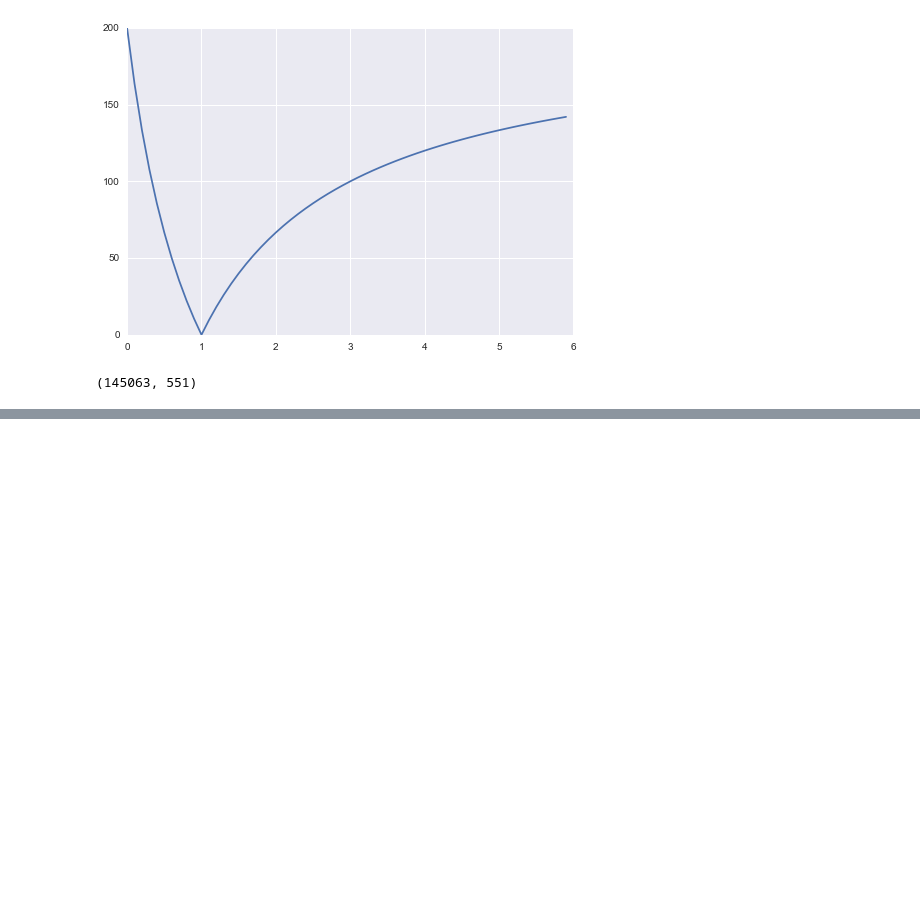
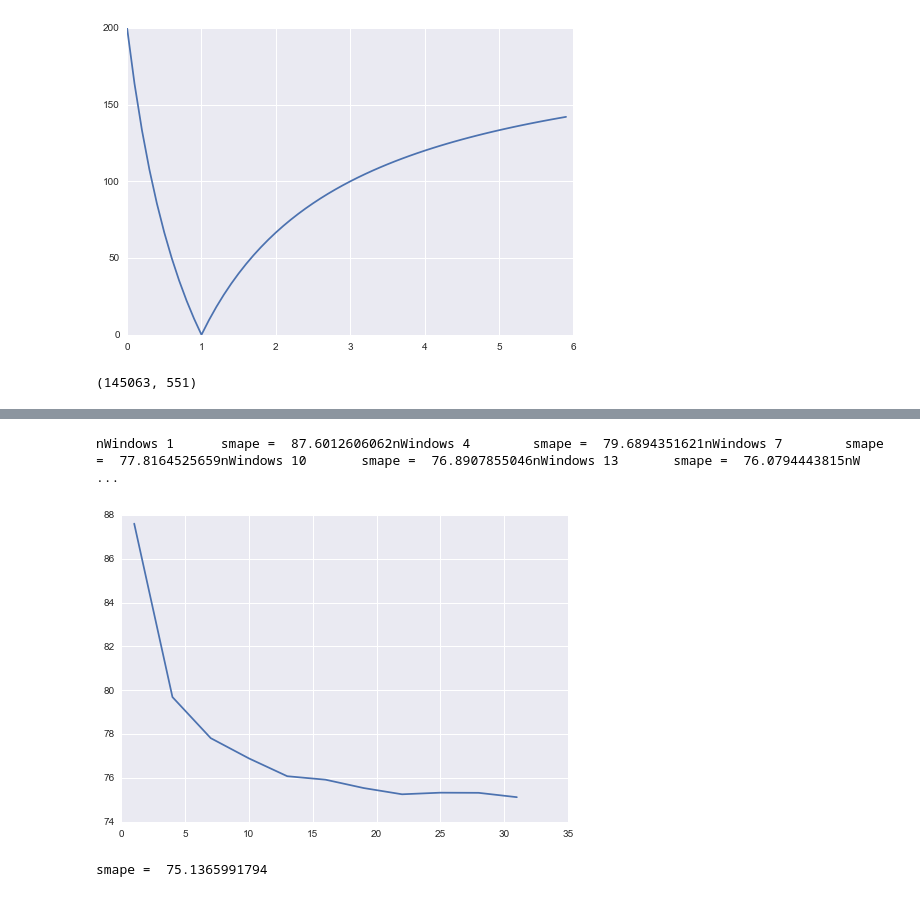
Before and after one commit to MatthewMcGonagle/KaggleWikiTraffic, a Jupyter notebook: ZTransformModels.ipynb, the cells around one changed output, grey strips where cells are left out. Drawn from its saved outputs; the diff is of its cells as text; code cells hidden in the pictures; blank space fills up the shorter version.

```diff
--- a/ZTransformModels.ipynb
+++ b/ZTransformModels.ipynb
@@ -175,0 +333,42 @@ smape =  80.893475202
+# %%
+# Let's try searching over num windows for just window features.
+
+nWindows_search = np.arange(1, 32, 3)
+param = 15
+smapes = []
+model = Pipeline([ ('drop', FunctionTransformer(lambda X : X[:, 4:])),
+                   ('features', FunctionTransformer(all_window_features)),
+                   ('tree', DecisionTreeRegressor(max_depth = 10)) ])
+
+for nWindows in nWindows_search:
+    Z_train = Ztransform(Y_train, param)
+    Z_valid = Ztransform(Y_valid, param)
+    model.set_params(features__kw_args = {'nWindows' : nWindows, 'windowSize' : int(480 / nWindows)})
+    model.fit(X_train, Z_train)
+    Z_predict = model.predict(X_valid)
+    Y_predict = inverseZ(Z_predict, param)
+    newsmape = smape(1e-6 + Y_predict, Y_valid)
+    print('nWindows', nWindows, '\tsmape = ', newsmape, end = '')
+    smapes.append(newsmape)
+plt.plot(nWindows_search, smapes)
+plt.show()
+# %% [output]
+nWindows 1      smape =  87.6012606062nWindows 4        smape =  79.6894351621nWindows 7        smape =  77.8164525659nWindows 10       smape =  76.8907855046nWindows 13       smape =  76.0794443815nW ...
+[figure, added]
+# %%
+# Let's do a test for just window_features and decision tree.
+
+model = Pipeline([ ('drop', FunctionTransformer(lambda X : X[:, 4:])),
+                   ('features', FunctionTransformer(all_window_features)),
+                   ('tree', DecisionTreeRegressor(max_depth = 10)) ])
+
+Z_trainvalid = Ztransform(Y_trainvalid, param)
+Z_test = Ztransform(Y_test, param)
+model.set_params(features__kw_args = {'nWindows' : 15, 'windowSize' : int(480 / 15)})
+model.fit(X_trainvalid, Z_trainvalid)
+Z_predict = model.predict(X_test)
+Y_predict = inverseZ(Z_predict, param)
+newsmape = smape(1e-6 + Y_predict, Y_test)
+print('smape = ', newsmape)
+# %% [output]
+smape =  75.1365991794
```
Also changed, not shown: parts of 17 cells of this notebook, 1 other file.
